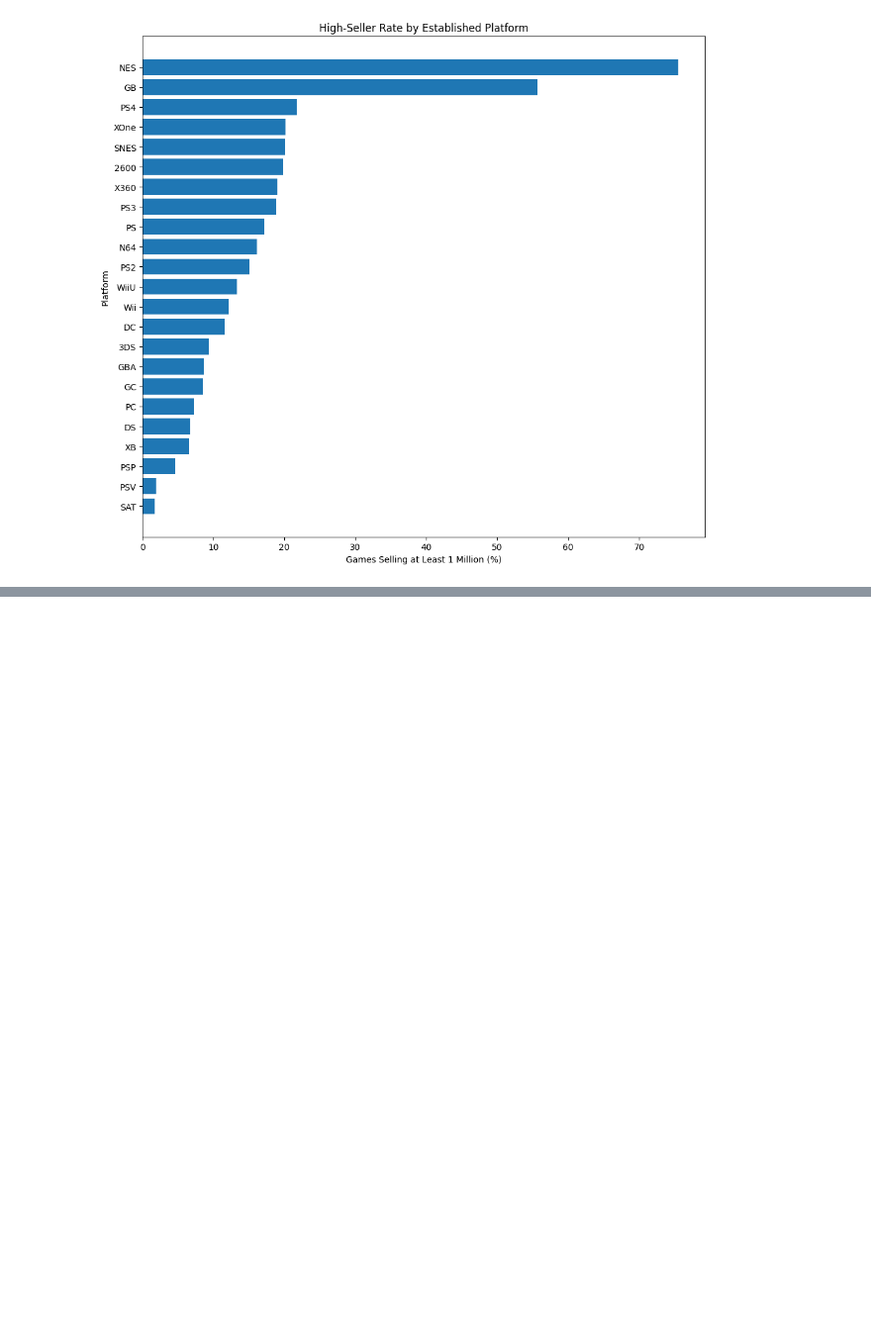
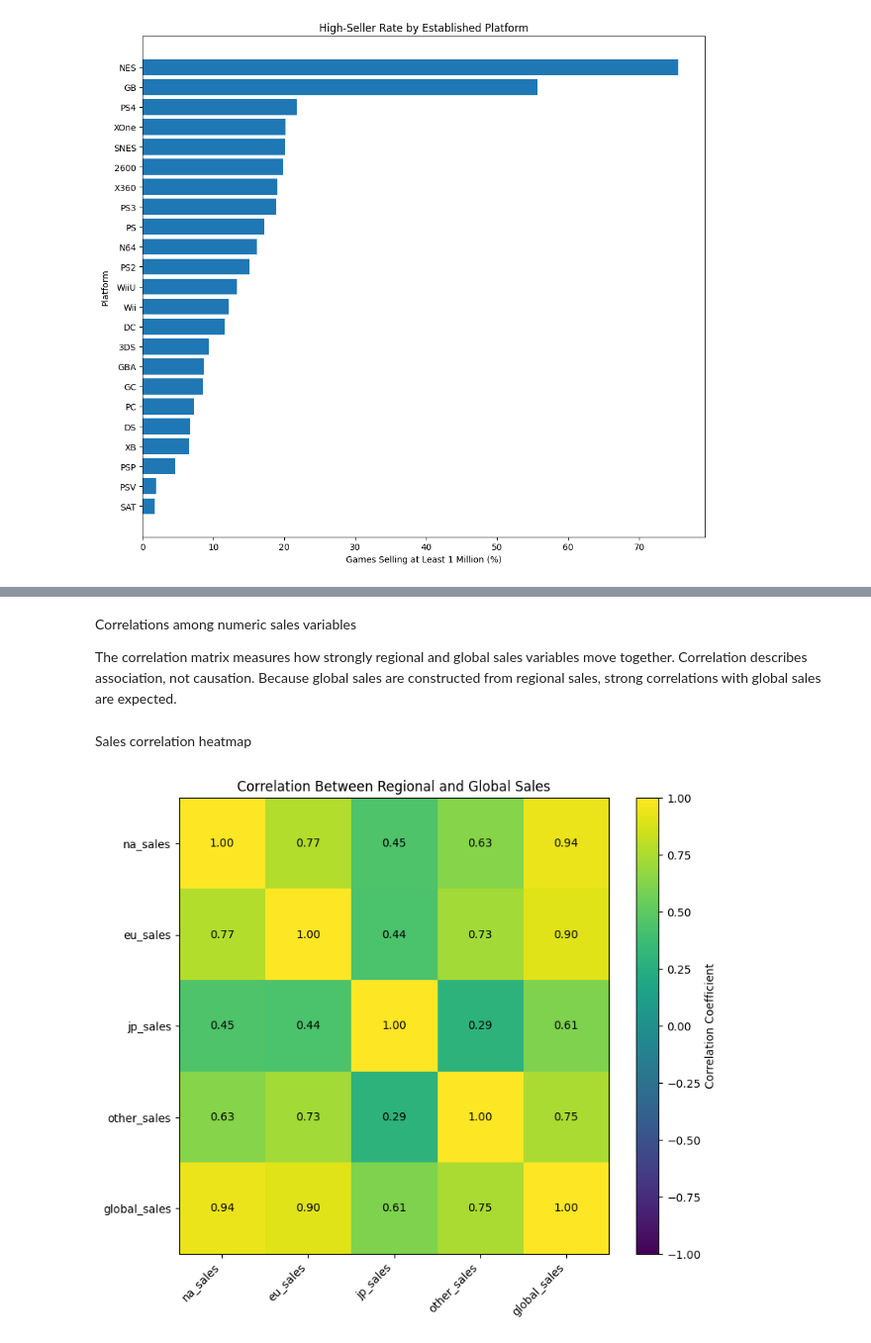
Before and after one commit to tylernsocial/data-analysis-on-the-videogame-industry, a Jupyter notebook: notebooks/02_exploratory_data_analysis.ipynb, the cells around one changed output, grey strips where cells are left out. Shown at 99% size. Saved outputs shown, nothing was run; the diff lists cells and outputs as text; code cells hidden in the pictures; blank space fills up the shorter version.

```diff
--- a/notebooks/02_exploratory_data_analysis.ipynb
+++ b/notebooks/02_exploratory_data_analysis.ipynb
@@ -876,0 +915,75 @@ plt.show()
+# %% [markdown]
+Correlations among numeric sales variables
+
+The correlation matrix measures how strongly regional and global sales variables move together. Correlation describes association, not causation. Because global sales are constructed from regional sales, strong correlations with global sales are expected.
+# %% [markdown]
+Sales correlation heatmap
+# %%
+sales_columns = [
+    "na_sales",
+    "eu_sales",
+    "jp_sales",
+    "other_sales",
+    "global_sales"
+]
+
+sales_correlations = df[sales_columns].corr()
+
+##sales_correlations
+
+fig, ax = plt.subplots(figsize=(8, 7))
+
+heatmap = ax.imshow(
+    sales_correlations.values,
+    vmin=-1,
+    vmax=1,
+    aspect="auto"
+)
+
+ax.set_xticks(
+    np.arange(len(sales_correlations.columns))
+)
+ax.set_xticklabels(
+    sales_correlations.columns,
+    rotation=45,
+    ha="right"
+)
+
+ax.set_yticks(
+    np.arange(len(sales_correlations.index))
+)
+ax.set_yticklabels(
+    sales_correlations.index
+)
+
+ax.set_title("Correlation Between Regional and Global Sales")
+
+for row_index in range(
+    len(sales_correlations.index)
+):
+    for column_index in range(
+        len(sales_correlations.columns)
+    ):
+        value = sales_correlations.iloc[
+            row_index,
+            column_index
+        ]
+
+        ax.text(
+            column_index,
+            row_index,
+            f"{value:.2f}",
+            ha="center",
+            va="center"
+        )
+
+fig.colorbar(
+    heatmap,
+    ax=ax,
+    label="Correlation Coefficient"
+)
+
+plt.tight_layout()
+plt.show()
+# %% [output]
+[figure, added]
```
Also changed, not shown: parts of 4 cells of this notebook.
